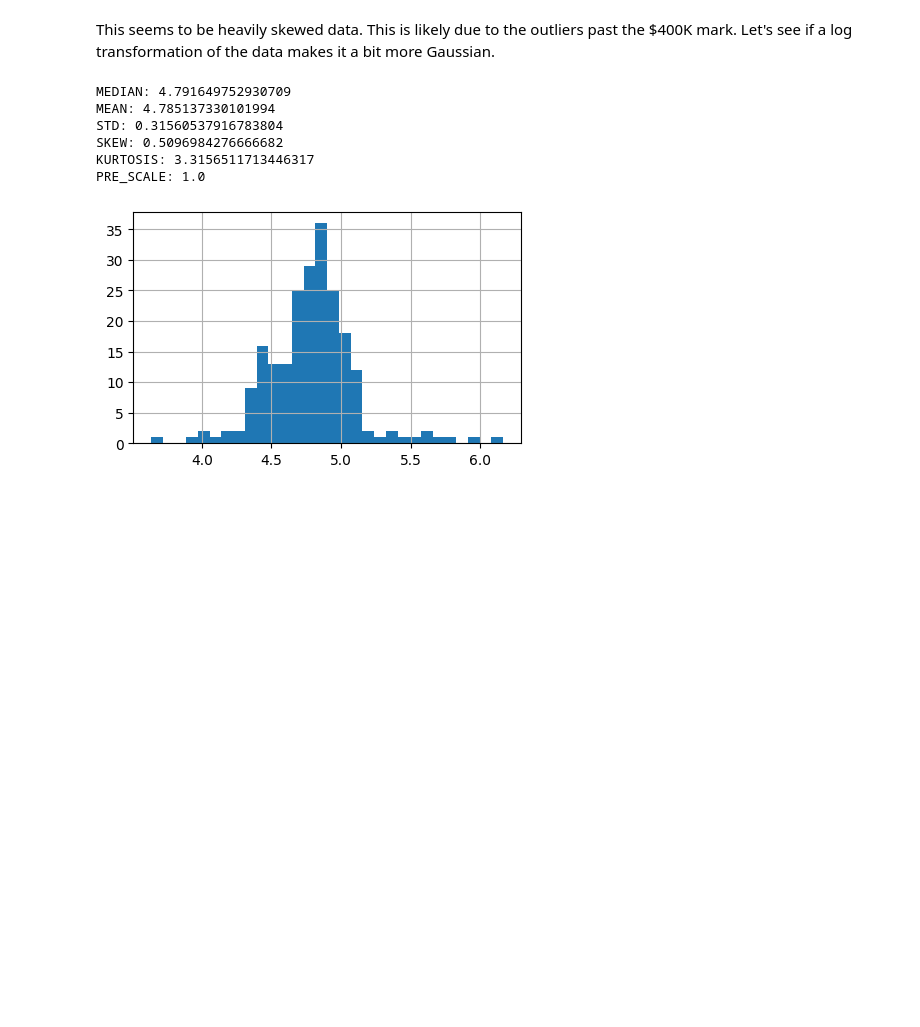
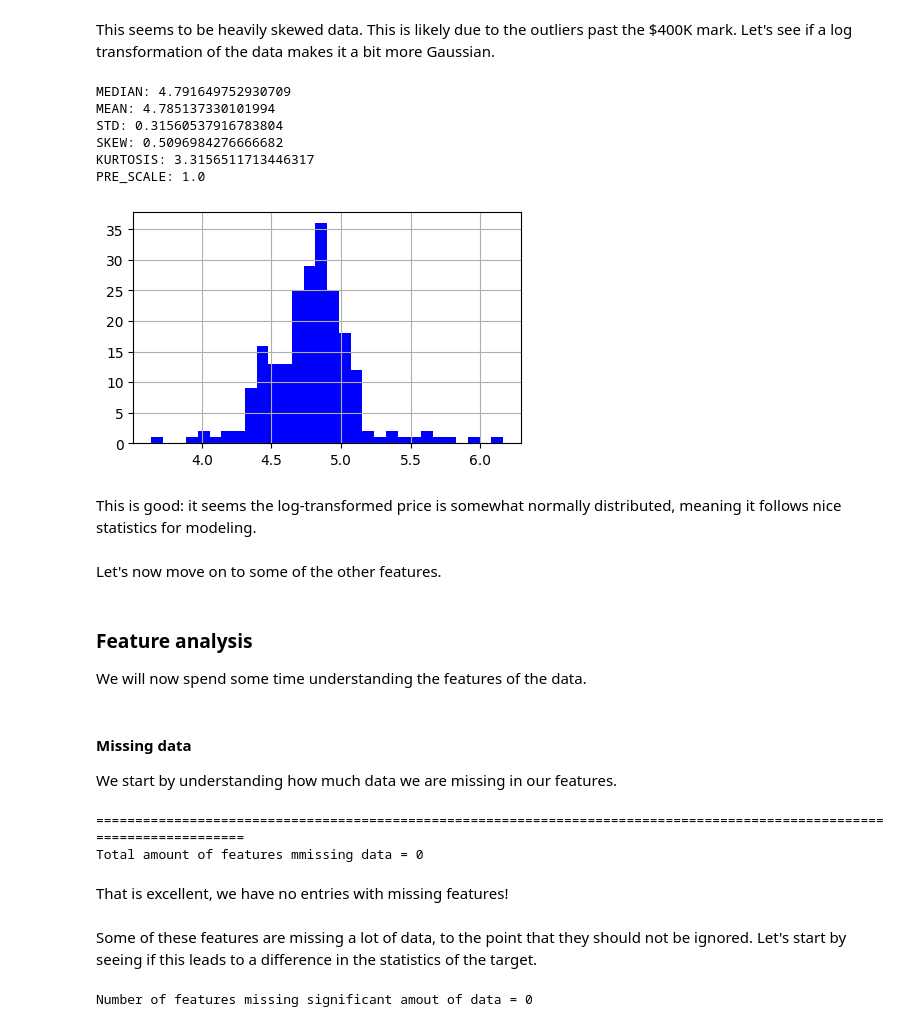
Before and after one commit to victorventuri/kaggle_play, a Jupyter notebook: house_price_tutorial/houseprices.ipynb, the cells around one changed output. Drawn from its saved outputs; the diff is of its cells as text; code cells hidden in the pictures; blank space fills up the shorter version.

```diff
--- a/house_price_tutorial/houseprices.ipynb
+++ b/house_price_tutorial/houseprices.ipynb
@@ -158,10 +179,53 @@ data.loc[:, log_target_name] = np.log(data[target_name] / 1000)
-# %%
-log_target_stats, _, _ = view_stats(data=data, col_name=log_target_name)
-# %% [output]
-MEDIAN: 4.791649752930709
-MEAN: 4.785137330101994
-STD: 0.31560537916783804
-SKEW: 0.5096984276666682
-KURTOSIS: 3.3156511713446317
-PRE_SCALE: 1.0
-[figure, removed]
+# %%
+# Create figure
+fig, axes = plt.subplots(figsize=(5, 3))
+
+log_target_stats = view_stats(data=data[log_target_name], axes=axes)
+# %% [output]
+MEDIAN: 4.791649752930709
+MEAN: 4.785137330101994
+STD: 0.31560537916783804
+SKEW: 0.5096984276666682
+KURTOSIS: 3.3156511713446317
+PRE_SCALE: 1.0
+[figure, added]
+# %% [markdown]
+This is good: it seems the log-transformed price is somewhat normally distributed, meaning it follows nice statistics for modeling.
+# %% [markdown]
+Let's now move on to some of the other features.
+# %% [markdown]
+### Feature analysis
+
+We will now spend some time understanding the features of the data.
+# %% [markdown]
+#### Missing data
+
+We start by understanding how much data we are missing in our features.
+# %%
+feats_with_missing_data = {}
+
+for col in data.columns:
+    if col == target_name or col == log_target_name:
+        continue
+    missing_perc = 100. * data[col].isna().sum() / num_entries
+    if missing_perc > 0:
+        print(f"Feature '{col}' missing {missing_perc:.2f}% of data")
+        feats_with_missing_data[col] = missing_perc
+
+print('=' * 120)
+print(f'Total amount of features missing data = {len(feats_with_missing_data)}')
+# %% [output]
+========================================================================================================================
+Total amount of features mmissing data = 0
+# %% [markdown]
+That is excellent, we have no entries with missing features!
+# %% [markdown]
+Some of these features are missing a lot of data, to the point that they should not be ignored. Let's start by seeing if this leads to a difference in the statistics of the target.
+# %%
+# Get features with a lot of missing data
+large_missing_feats = [feats for feats, val in feats_with_missing_data.items() if val >= 5.]
+num_large_missing_feats = len(large_missing_feats)
+
+print(f'Number of features missing significant amout of data = {num_large_missing_feats}')
+# %% [output]
+Number of features missing significant amout of data = 0
```
Also changed, not shown: parts of 12 cells of this notebook.
